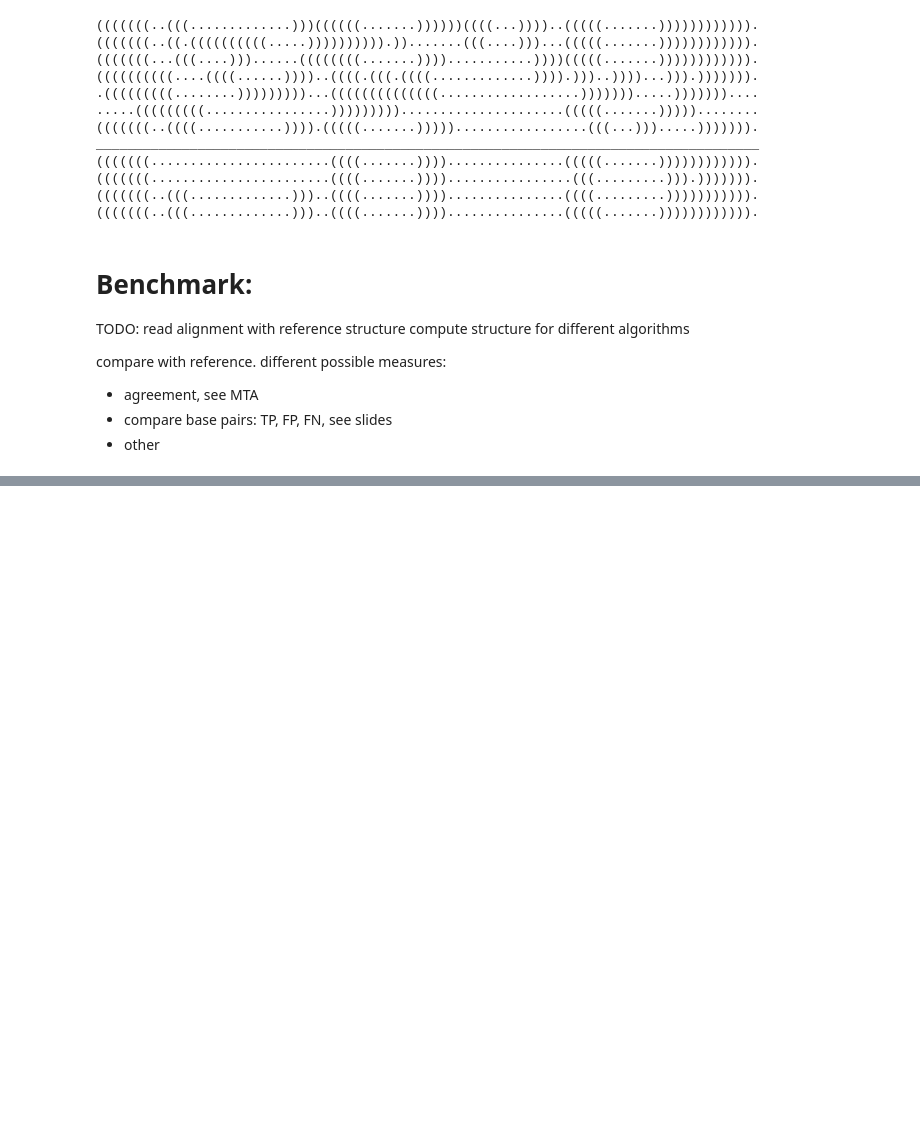
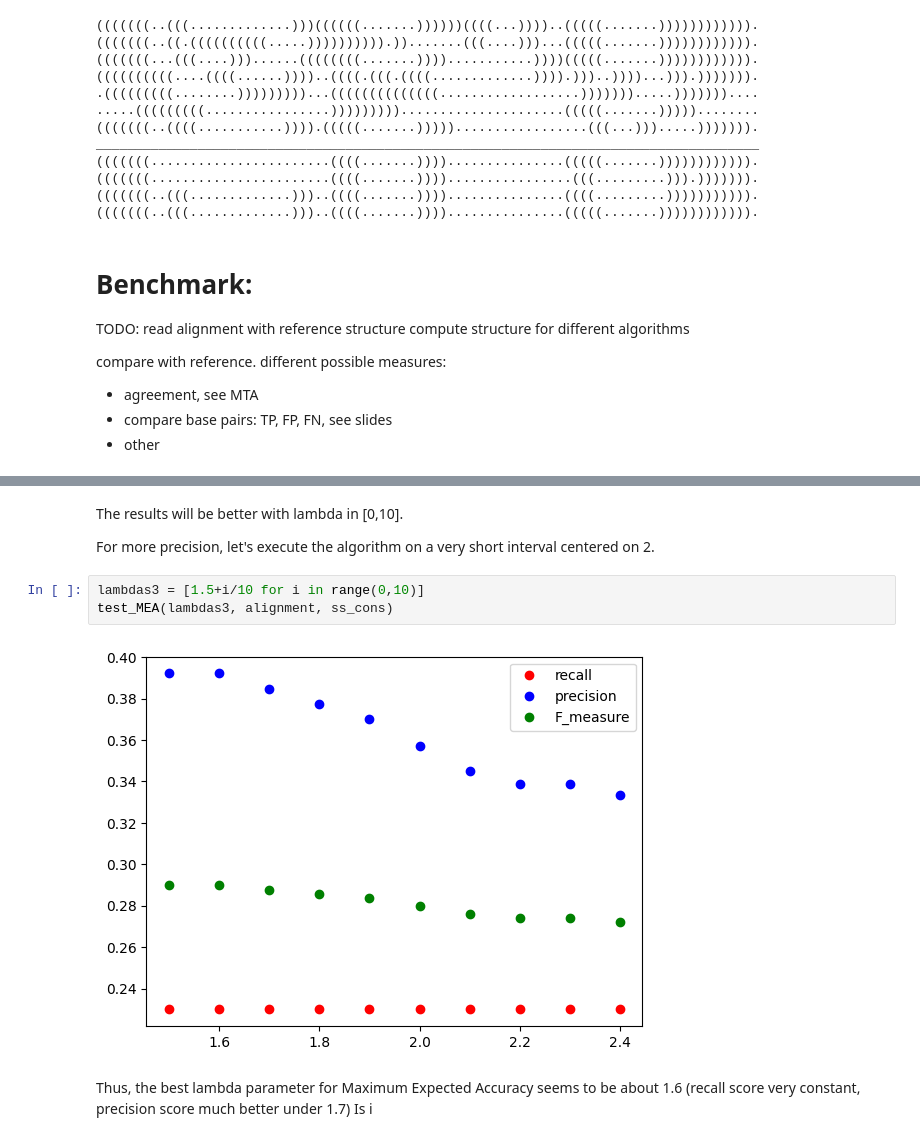
Before and after one commit to flopau76/projet_bio_info, a Jupyter notebook: folding_RNA.ipynb, the cells around one changed output, grey strips where cells are left out. Drawn from its saved outputs; the diff is of its cells as text; blank space fills up the shorter version.

```diff
--- a/folding_RNA.ipynb
+++ b/folding_RNA.ipynb
@@ -471,0 +734,12 @@ compare with reference. different possible measures:
+# %% [markdown]
+The results will be better with lambda in [0,10].
+
+For more precision, let's execute the algorithm on a very short interval centered on 2.
+# %%
+lambdas3 = [1.5+i/10 for i in range(0,10)]
+test_MEA(lambdas3, alignment, ss_cons)
+# %% [output]
+[figure, added]
+# %% [markdown]
+Thus, the best lambda parameter for Maximum Expected Accuracy seems to be about 1.6 (recall score very constant, precision score much better under 1.7)
+Is i
```
Also changed, not shown: parts of 40 cells of this notebook.
